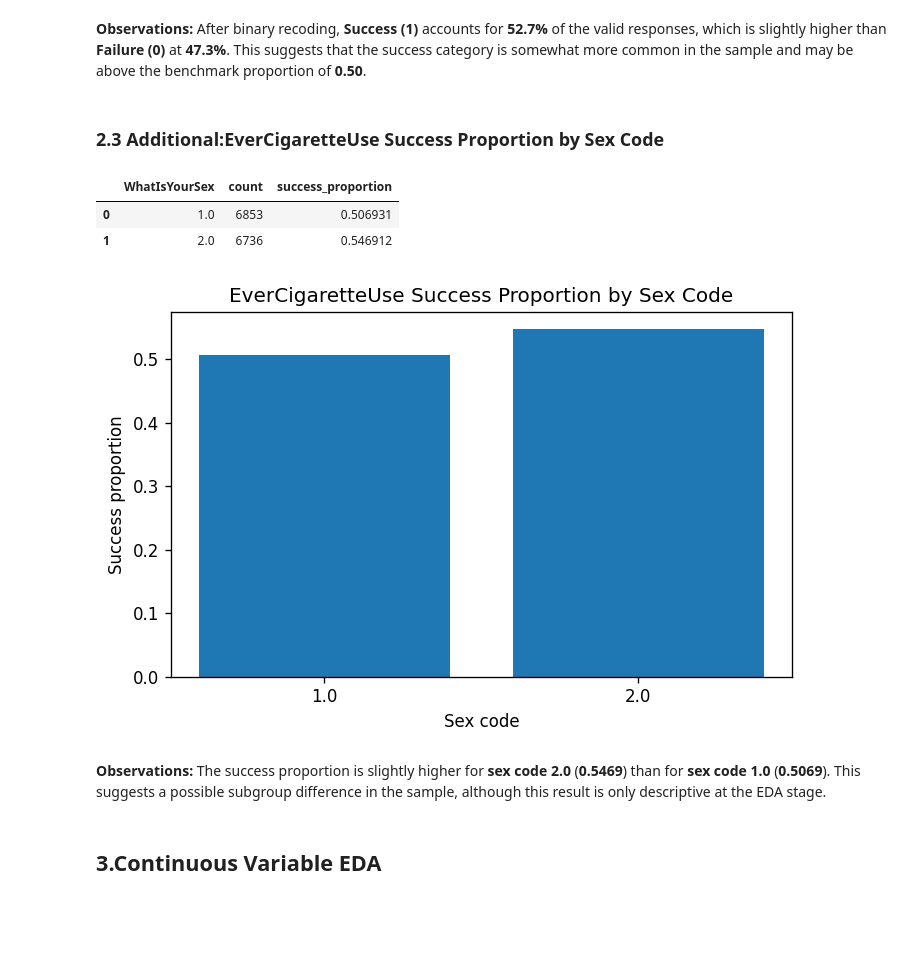
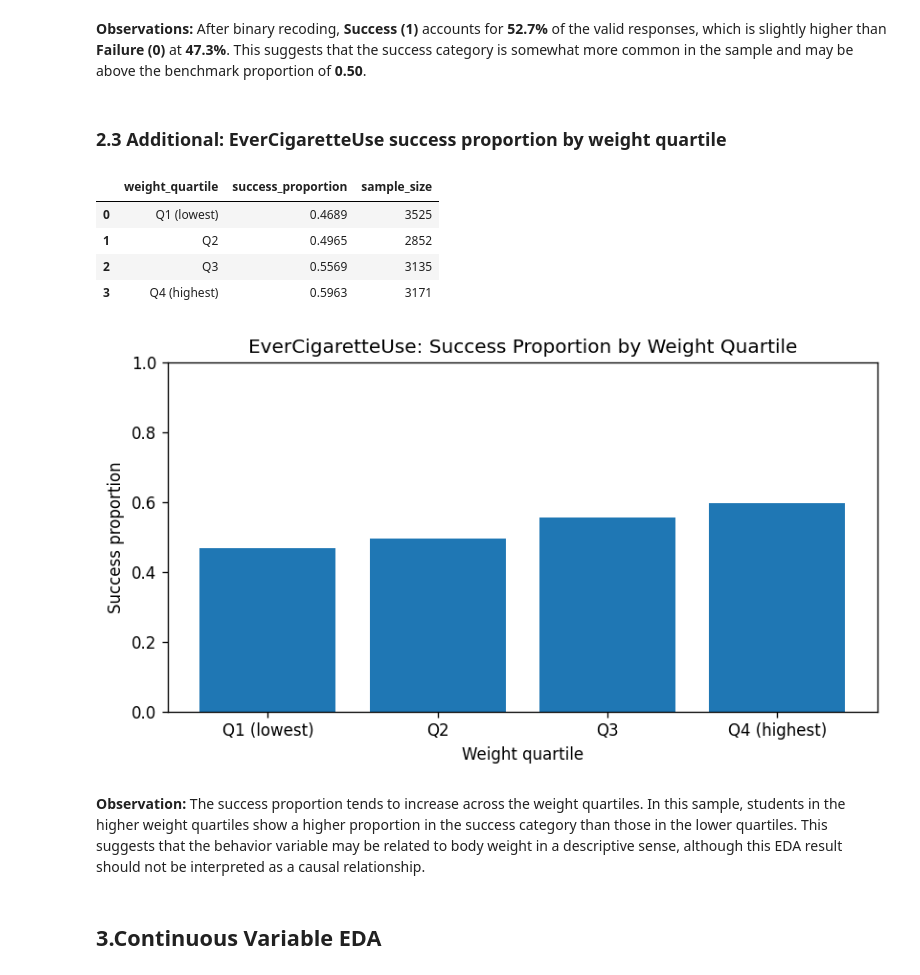
Before and after one commit to asd854026/2026-Spring-Stat2-Cycle2, a Jupyter notebook: notebooks/02_eda.ipynb, the cells around one changed output. Saved outputs shown, nothing was run; the diff lists cells and outputs as text; code cells hidden in the pictures; blank space fills up the shorter version.

```diff
--- a/notebooks/02_eda.ipynb
+++ b/notebooks/02_eda.ipynb
@@ -122,32 +119,51 @@ plt.show()
 # %% [markdown]
 **Observations:** After binary recoding, **Success (1)** accounts for **52.7%** of the valid responses, which is slightly higher than **Failure (0)** at **47.3%**. This suggests that the success category is somewhat more common in the sample and may be above the benchmark proportion of **0.50**.
 # %% [markdown]
-### 2.3 Additional:EverCigaretteUse Success Proportion by Sex Code
+### 2.3 Additional: EverCigaretteUse success proportion by weight quartile
 # %%
-sex_behavior = (
-    behavior_valid.groupby("WhatIsYourSex")["behavior_binary"]
-    .agg(["count", "mean"])
+# Additional EDA for behavior variable:
+# Success proportion by weight quartile
+
+behavior_weight = processed[["behavior_binary", CONT_VAR]].dropna().copy()
+
+behavior_weight["weight_quartile"] = pd.qcut(
+    behavior_weight[CONT_VAR],
+    q=4,
+    labels=["Q1 (lowest)", "Q2", "Q3", "Q4 (highest)"]
+)
+
+behavior_by_weight_q = (
+    behavior_weight.groupby("weight_quartile", observed=False)["behavior_binary"]
+    .agg(success_proportion="mean", sample_size="size")
     .reset_index()
-    .rename(columns={"mean": "success_proportion"})
 )
-sex_behavior.to_csv(TAB_DIR / "02_behavior_by_sex_code.csv", index=False)
-display(sex_behavior)
 
-plt.figure(figsize=(6, 4))
-plt.bar(sex_behavior["WhatIsYourSex"].astype(str), sex_behavior["success_proportion"])
-plt.title("EverCigaretteUse Success Proportion by Sex Code")
-plt.xlabel("Sex code")
+behavior_by_weight_q["success_proportion"] = behavior_by_weight_q["success_proportion"].round(4)
+
+behavior_by_weight_q.to_csv(TAB_DIR / "02_behavior_by_weight_quartile.csv", index=False)
+display(behavior_by_weight_q)
+
+plt.figure(figsize=(7, 4))
+plt.bar(
+    behavior_by_weight_q["weight_quartile"].astype(str),
+    behavior_by_weight_q["success_proportion"]
+)
+plt.title("EverCigaretteUse: Success Proportion by Weight Quartile")
+plt.xlabel("Weight quartile")
 plt.ylabel("Success proportion")
+plt.ylim(0, 1)
 plt.tight_layout()
-plt.savefig(FIG_DIR / "02_behavior_by_sex_code.png", bbox_inches="tight")
+plt.savefig(FIG_DIR / "02_behavior_by_weight_quartile.png", bbox_inches="tight")
 plt.show()
 # %% [output]
-|  | WhatIsYourSex | count | success_proportion |
-| 0 | 1.0 | 6853 | 0.506931 |
-| 1 | 2.0 | 6736 | 0.546912 |
+|  | weight_quartile | success_proportion | sample_size |
+| 0 | Q1 (lowest) | 0.4689 | 3525 |
+| 1 | Q2 | 0.4965 | 2852 |
+| 2 | Q3 | 0.5569 | 3135 |
+| 3 | Q4 (highest) | 0.5963 | 3171 |
-[figure, old version]
+[figure, new version]
 # %% [markdown]
-**Observations:** The success proportion is slightly higher for **sex code 2.0** (**0.5469**) than for **sex code 1.0** (**0.5069**). This suggests a possible subgroup difference in the sample, although this result is only descriptive at the EDA stage.
+**Observation:** The success proportion tends to increase across the weight quartiles. In this sample, students in the higher weight quartiles show a higher proportion in the success category than those in the lower quartiles. This suggests that the behavior variable may be related to body weight in a descriptive sense, although this EDA result should not be interpreted as a causal relationship.
 # %% [markdown]
 ## 3.Continuous Variable EDA
 # %% [markdown]
```
Also changed, not shown: parts of 10 cells of this notebook, 18 other files.
